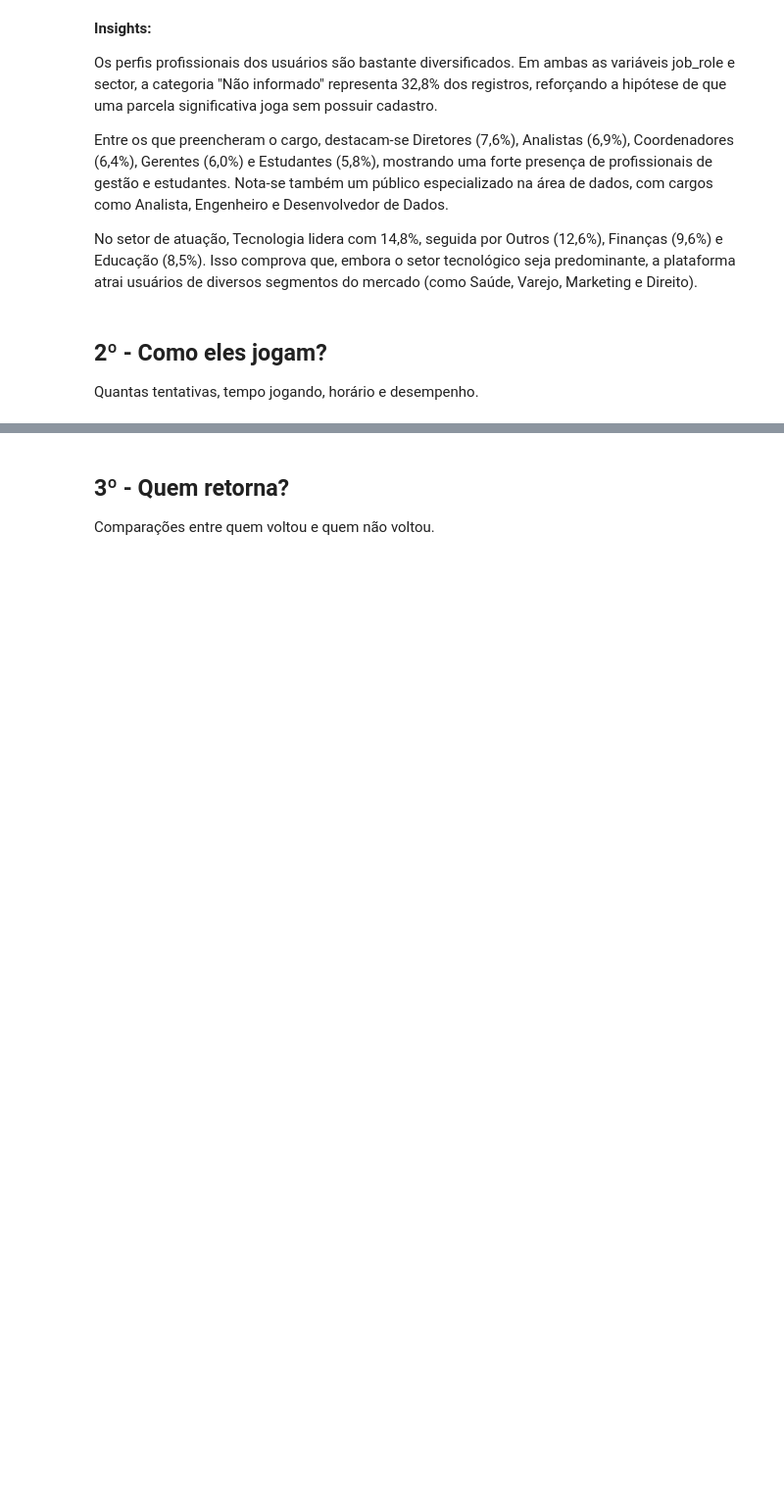
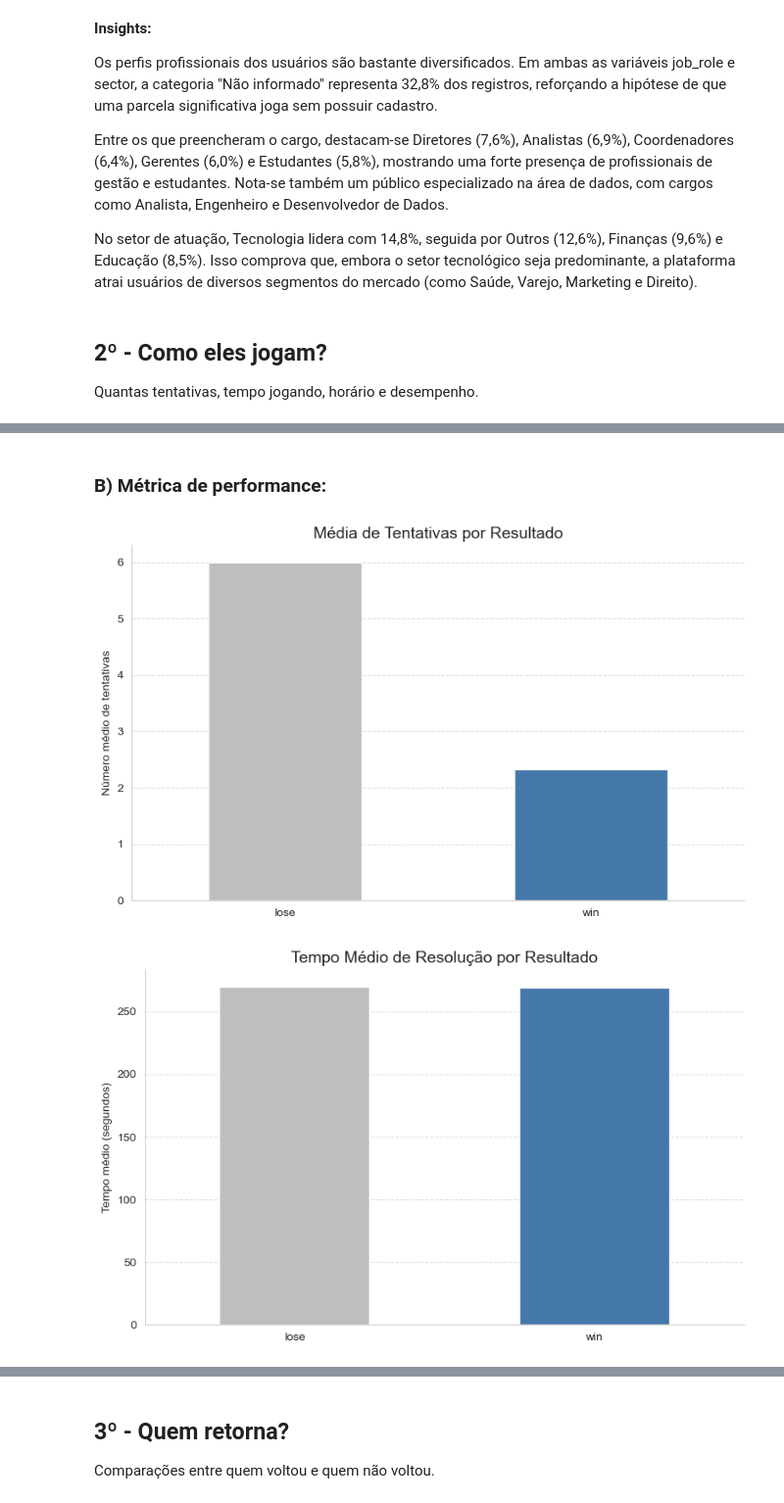
Before and after one commit to Fernandonneto/Case_Processo_Seletivo_-_Analista_de_Dados_Produto_-_Growth, a Jupyter notebook: II_Etapa_-_Analise_exploratoria_dados.ipynb, the cells around one changed output, grey strips where cells are left out. Shown at 98% size. Saved outputs shown, nothing was run; the diff lists cells and outputs as text; code cells hidden in the pictures; blank space fills up the shorter version.

```diff
--- a/II_Etapa_-_Analise_exploratoria_dados.ipynb
+++ b/II_Etapa_-_Analise_exploratoria_dados.ipynb
@@ -297,0 +335,61 @@ Quantas tentativas, tempo jogando, horário e desempenho.
+# %% [markdown]
+### B) Métrica de performance:
+# %%
+# Quantas tentativas por resultado
+tentativas_resultado = df.groupby('result')['attempts'].mean().sort_values(ascending=False)
+
+# Tempo médio por resultado
+tempo_resultado = df.groupby('result')['time_to_complete_sec'].mean().sort_values(ascending=False)
+
+# Visualização - Tentativas
+plt.figure(figsize=(8, 5))
+
+cores = [PALETA["azul"] if r == 'win' else PALETA["cinza"] for r in tentativas_resultado.index]
+
+ax = tentativas_resultado.plot(
+    kind='bar',
+    color=cores,
+    edgecolor='white'
+)
+
+plt.title('Média de Tentativas por Resultado', fontsize=14)
+plt.xlabel('')
+plt.ylabel('Número médio de tentativas')
+
+ax.grid(axis='y', linestyle='--', alpha=0.6)
+ax.grid(axis='x', visible=False)
+
+ax.spines['top'].set_visible(False)
+ax.spines['right'].set_visible(False)
+
+plt.xticks(rotation=0)
+plt.tight_layout()
+plt.show()
+
+# Visualização - Tempo
+plt.figure(figsize=(8, 5))
+
+cores = [PALETA["azul"] if r == 'win' else PALETA["cinza"] for r in tempo_resultado.index]
+
+ax = tempo_resultado.plot(
+    kind='bar',
+    color=cores,
+    edgecolor='white'
+)
+
+plt.title('Tempo Médio de Resolução por Resultado', fontsize=14)
+plt.xlabel('')
+plt.ylabel('Tempo médio (segundos)')
+
+ax.grid(axis='y', linestyle='--', alpha=0.6)
+ax.grid(axis='x', visible=False)
+
+ax.spines['top'].set_visible(False)
+ax.spines['right'].set_visible(False)
+
+plt.xticks(rotation=0)
+plt.tight_layout()
+plt.show()
+# %% [output]
+[figure, added]
+[figure, added]
```
Also changed, not shown: parts of 36 cells of this notebook, 1 other file.
